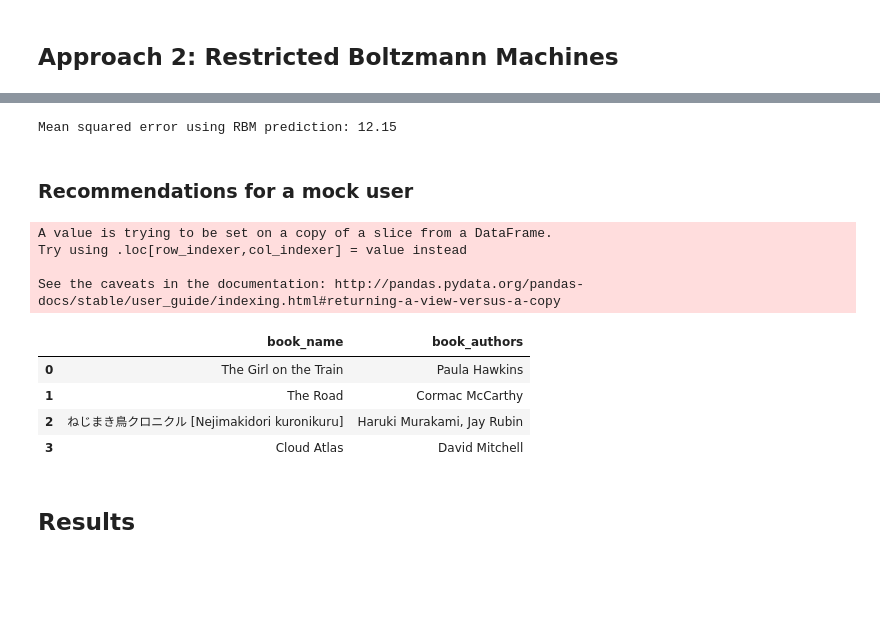
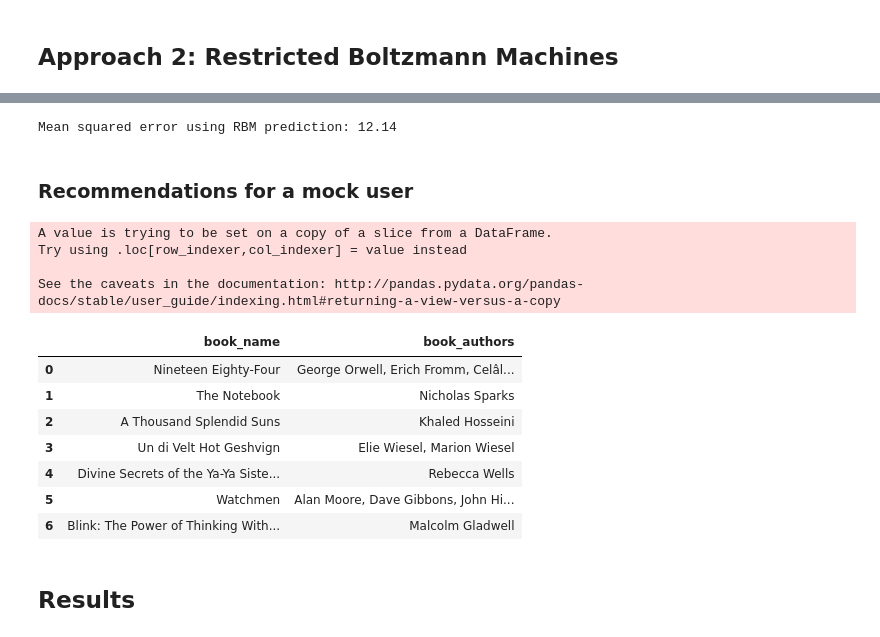
Before and after one commit to mwpnava/Data-Science-Projects, a Jupyter notebook: BookRecommender_prediction/Project Books Recommender System.ipynb, the cells around one changed output, grey strips where cells are left out. Drawn from its saved outputs; the diff is of its cells as text; code cells hidden in the pictures; blank space fills up the shorter version.

```diff
--- a/BookRecommender_prediction/Project Books Recommender System.ipynb
+++ b/BookRecommender_prediction/Project Books Recommender System.ipynb
@@ -922,6 +1002,5 @@ inputX = inputX.astype(np.float32)
 rbm = RBM(records,records,0.3,230,200)
 # %%
 # Train RBM model
-err,rec = rbm.train(inputX,1)
-outputX, reconstructedX, hiddenX = rbm.rbm_output(inputX)
+err,rec = rbm.train(inputX,187)
 # %% [output]
@@ -970,33 +1049,35 @@ actual_validation = ratings_validation[ratings_validation.nonzero()].flatten()
 rbm_prediction = mean_squared_error(pred_validation, actual_validation)
 
 # Adding results to results dataframe
-results = results.append({'Model': 'Restricted Boltzmann Machine',
-                          'MSE': rbm_prediction}, ignore_index=True)
+results = results.append({'Model': 'Restricted Boltzmann Machine', 'MSE': rbm_prediction}, ignore_index=True)
 
 print('Mean squared error using RBM prediction:', round(rbm_prediction,2))
 # %% [output]
-Mean squared error using RBM prediction: 12.15
+Mean squared error using RBM prediction: 12.14
 # %% [markdown]
 ### Recommendations for a mock user
 # %%
 #mock user id
-user=987
+user=187
 
 # Getting recommended books for mock user
-unread, read = rbm.calculate_scores(reducedRatings, books, toread, rec, user)
+unread, read = rbm.recommendedBooks(reducedRatings, books, toread, rec, user)
 
 # Listing recommended books for mock user
 unread[['book_name','book_authors']]
 # %% [output]
 A value is trying to be set on a copy of a slice from a DataFrame.
 Try using .loc[row_indexer,col_indexer] = value instead
 
 See the caveats in the documentation: http://pandas.pydata.org/pandas-docs/stable/user_guide/indexing.html#returning-a-view-versus-a-copy
 |  | book_name | book_authors |
-| 0 | The Girl on the Train | Paula Hawkins |
-| 1 | The Road | Cormac McCarthy |
-| 2 | ねじまき鳥クロニクル [Nejimakidori kuronikuru] | Haruki Murakami, Jay Rubin |
-| 3 | Cloud Atlas | David Mitchell |
+| 0 | Nineteen Eighty-Four | George Orwell, Erich Fromm, Celâl... |
+| 1 | The Notebook | Nicholas Sparks |
+| 2 | A Thousand Splendid Suns | Khaled Hosseini |
+| 3 | Un di Velt Hot Geshvign | Elie Wiesel, Marion Wiesel |
+| 4 | Divine Secrets of the Ya-Ya Siste... | Rebecca Wells |
+| 5 | Watchmen | Alan Moore, Dave Gibbons, John Hi... |
+| 6 | Blink: The Power of Thinking With... | Malcolm Gladwell |
 # %% [markdown]
 ## Results
 # %%
```
Also changed, not shown: parts of 27 cells of this notebook, 1 other file.
